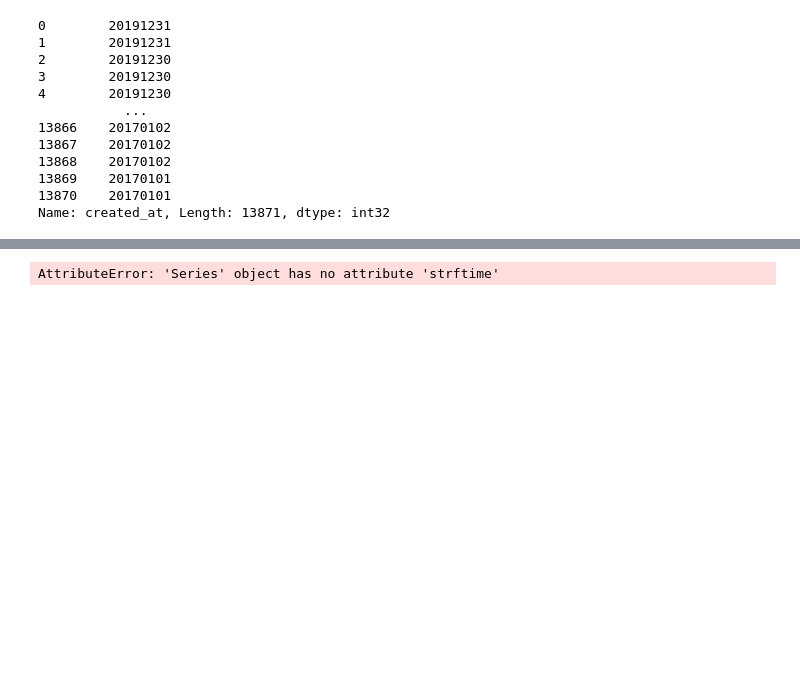
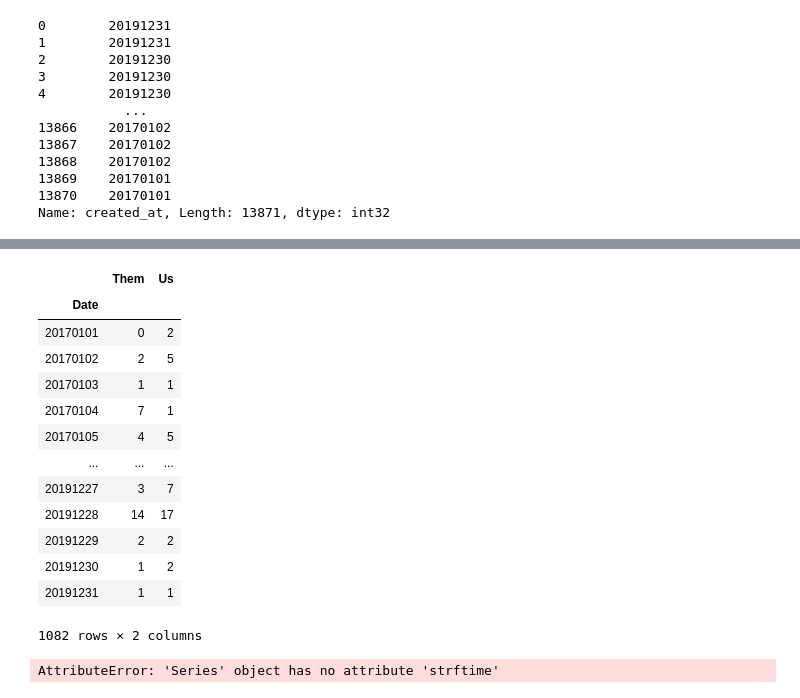
Before and after one commit to cselleck/data-viz-group-project, a Jupyter notebook: tweet_scrape.ipynb, the cells around one changed output, grey strips where cells are left out. Cells and saved outputs as stored; diff of their text form; code cells hidden in the pictures; blank space fills up the shorter version.

```diff
--- a/tweet_scrape.ipynb
+++ b/tweet_scrape.ipynb
@@ -184,3 +184,25 @@ temp_df
 | 13869 | RT @IvankaTrump: 2016 has been on... | 2017-01-01 06:49:49 | 20170101 |
 | 13870 | RT @DonaldJTrumpJr: Happy new yea... | 2017-01-01 06:49:33 | 20170101 |
 13871 rows × 3 columns
+# %%
+us = ["us", "republicans", "we", "our", "i", "me", "my", "republican", "gop", "right", "i'm", "conservative", "conservatives"]
+them = ["they", "them", "dems", "democrats", "failing", "schumer", "pelosi", "left", "democratic", "radical", "libs", "liberal", "liberals"]
+# %%
+duuh=[]
+
+for index, row in temp_df.iterrows():
+    countforus=0
+    countforthem= 0
+    result={}
+
+    stringe = row['text'].lower().split(" ")
+    for word in stringe:
+        if word in us:
+            countforus+= 1
+        elif word in them:
+            countforthem +=1
+
+    result["Date"]= row["new_time"]
+    result["Them"]= countforthem
+    result["Us"]=countforus
+    duuh.append(result)
@@ -219,0 +230,2 @@ temp_df
+# %%
+Us_Them_df=pd.DataFrame(duuh)
@@ -220,3 +241,22 @@ temp_df
+# %%
+totals_df= Us_Them_df.groupby(['Date'])
+# %%
+totals_df.sum()
+# %% [output]
+|  | Them | Us |
+| Date |  |  |
+| 20170101 | 0 | 2 |
+| 20170102 | 2 | 5 |
+| 20170103 | 1 | 1 |
+| 20170104 | 7 | 1 |
+| 20170105 | 4 | 5 |
+| ... | ... | ... |
+| 20191227 | 3 | 7 |
+| 20191228 | 14 | 17 |
+| 20191229 | 2 | 2 |
+| 20191230 | 1 | 2 |
+| 20191231 | 1 | 1 |
+1082 rows × 2 columns
 # %%
 import datetime
 from dateutil.relativedelta import relativedelta
```
Also changed, not shown: parts of 4 cells of this notebook, 1 other file.
